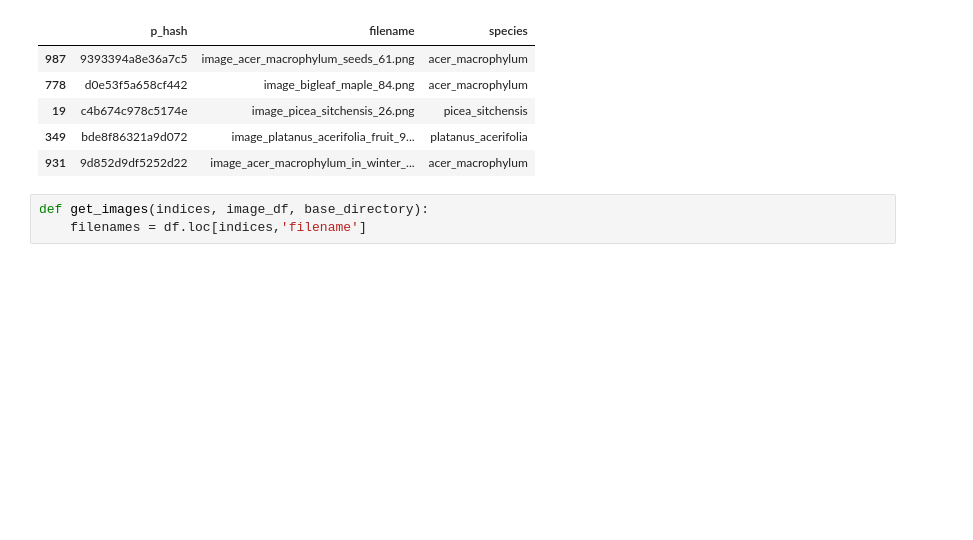
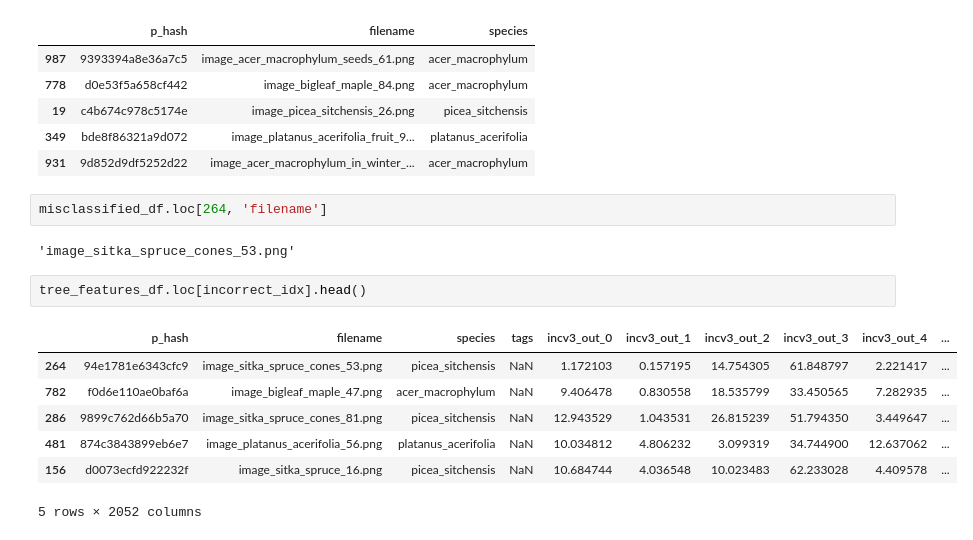
Before and after one commit to NathanielBlairStahn/tree-logic, a Jupyter notebook: build_a_model.ipynb, the cells around one changed output. Cells and saved outputs as stored; diff of their text form; blank space fills up the shorter version.

```diff
--- a/build_a_model.ipynb
+++ b/build_a_model.ipynb
@@ -552,6 +575,17 @@ correct_df.head()
 | 19 | c4b674c978c5174e | image_picea_sitchensis_26.png | picea_sitchensis |
 | 349 | bde8f86321a9d072 | image_platanus_acerifolia_fruit_9... | platanus_acerifolia |
 | 931 | 9d852d9df5252d22 | image_acer_macrophylum_in_winter_... | acer_macrophylum |
-# %%
-def get_images(indices, image_df, base_directory):
-    filenames = df.loc[indices,'filename']
+# %%
+misclassified_df.loc[264, 'filename']
+# %% [output]
+'image_sitka_spruce_cones_53.png'
+# %%
+tree_features_df.loc[incorrect_idx].head()
+# %% [output]
+|  | p_hash | filename | species | tags | incv3_out_0 | incv3_out_1 | incv3_out_2 | incv3_out_3 | incv3_out_4 | ... |
+| 264 | 94e1781e6343cfc9 | image_sitka_spruce_cones_53.png | picea_sitchensis | NaN | 1.172103 | 0.157195 | 14.754305 | 61.848797 | 2.221417 | ... |
+| 782 | f0d6e110ae0baf6a | image_bigleaf_maple_47.png | acer_macrophylum | NaN | 9.406478 | 0.830558 | 18.535799 | 33.450565 | 7.282935 | ... |
+| 286 | 9899c762d66b5a70 | image_sitka_spruce_cones_81.png | picea_sitchensis | NaN | 12.943529 | 1.043531 | 26.815239 | 51.794350 | 3.449647 | ... |
+| 481 | 874c3843899eb6e7 | image_platanus_acerifolia_56.png | platanus_acerifolia | NaN | 10.034812 | 4.806232 | 3.099319 | 34.744900 | 12.637062 | ... |
+| 156 | d0073ecfd922232f | image_sitka_spruce_16.png | picea_sitchensis | NaN | 10.684744 | 4.036548 | 10.023483 | 62.233028 | 4.409578 | ... |
+5 rows × 2052 columns
```
Also changed, not shown: parts of 20 cells of this notebook, 2 other files.
